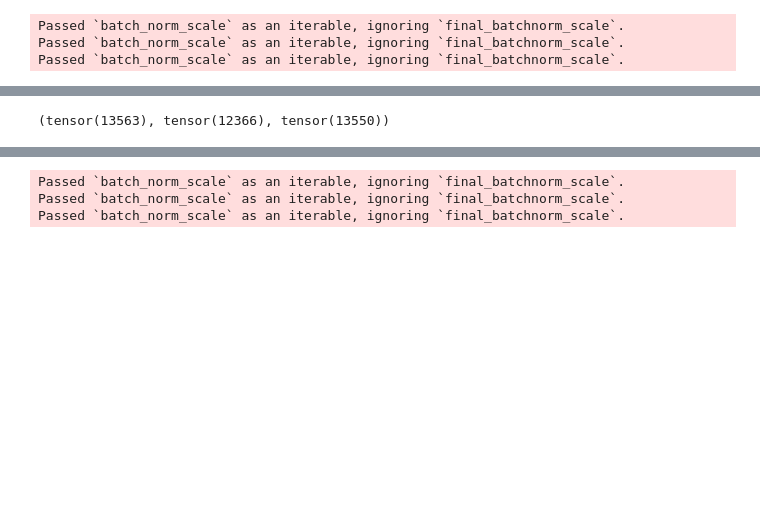
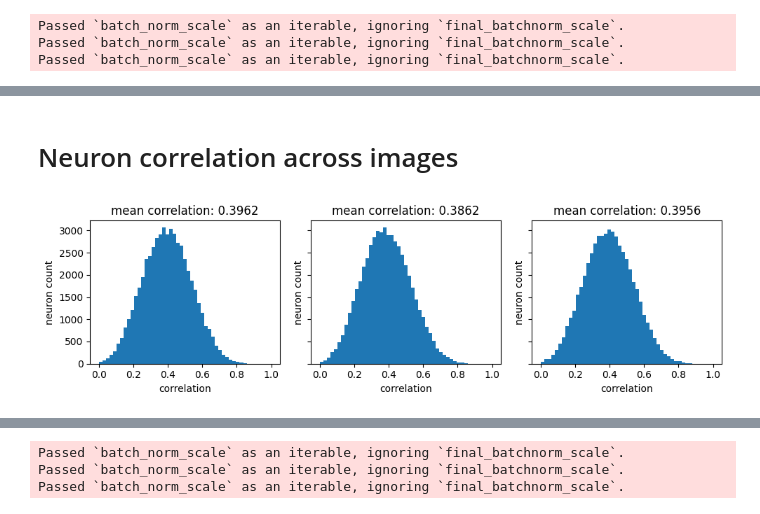
Before and after one commit to NathanSoeding/sensorium, a Jupyter notebook: small_readout_vectors/core_channel_span.ipynb, the cells around one changed output, grey strips where cells are left out. Cells and saved outputs as stored; diff of their text form; code cells hidden in the pictures; blank space fills up the shorter version.

```diff
--- a/small_readout_vectors/core_channel_span.ipynb
+++ b/small_readout_vectors/core_channel_span.ipynb
@@ -169,4 +124,32 @@ plt.show()
-# %%
-mask0.sum(), mask1.sum(), mask2.sum()
-# %% [output]
-(tensor(13563), tensor(12366), tensor(13550))
+# %% [markdown]
+# Neuron correlation across images
+# %%
+neuron_corrs = []
+
+for i in range(3):
+    model_corrs = []
+    for j in range(7):
+        X = preds[i][j]
+        Y = targets[i][j]
+
+        corr = torch.nn.functional.cosine_similarity(
+            X - X.mean(0, keepdim=True),
+            Y - Y.mean(0, keepdim=True),
+            dim=0
+        )
+        model_corrs.append(corr)
+    neuron_corrs.append(torch.cat(model_corrs))
+# %%
+fig, axs = plt.subplots(1, 3, figsize=(10, 3), sharey='row')
+bins = torch.linspace(0, 1, 50)
+
+for ax, corr in zip(axs, neuron_corrs):
+    ax.hist(corr, bins=bins)
+    ax.set_ylabel('neuron count')
+    ax.set_xlabel('correlation')
+    ax.set_title(f'mean correlation: {corr.mean():.4}')
+
+plt.tight_layout()
+plt.show()
+# %% [output]
+[figure, added]
```
Also changed, not shown: parts of 10 cells of this notebook, 24 other files.
